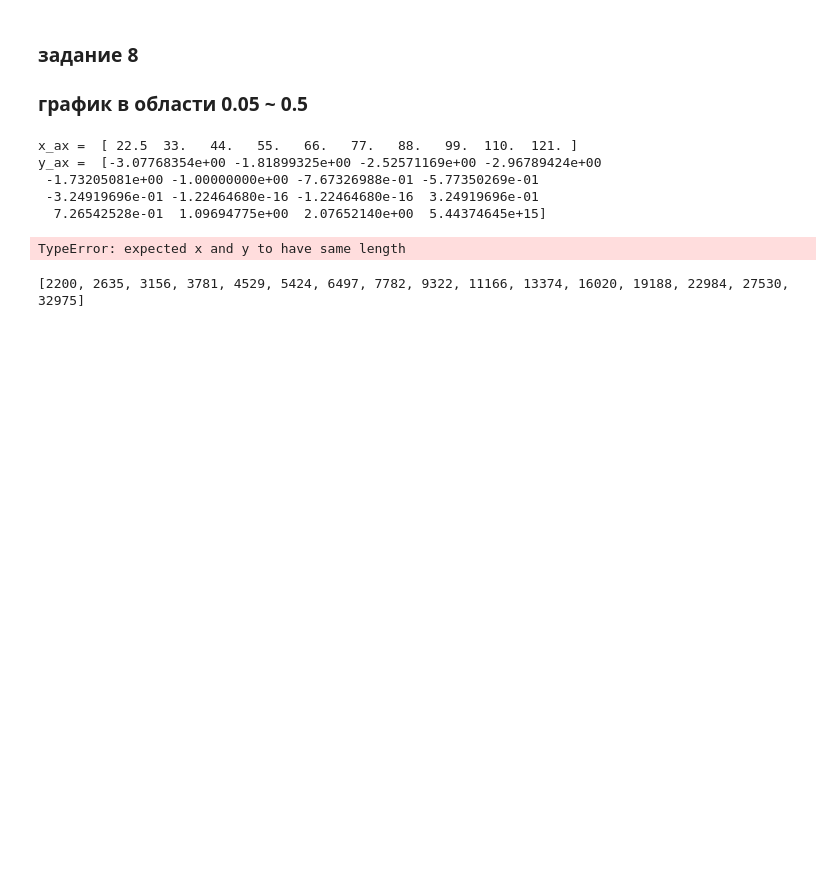
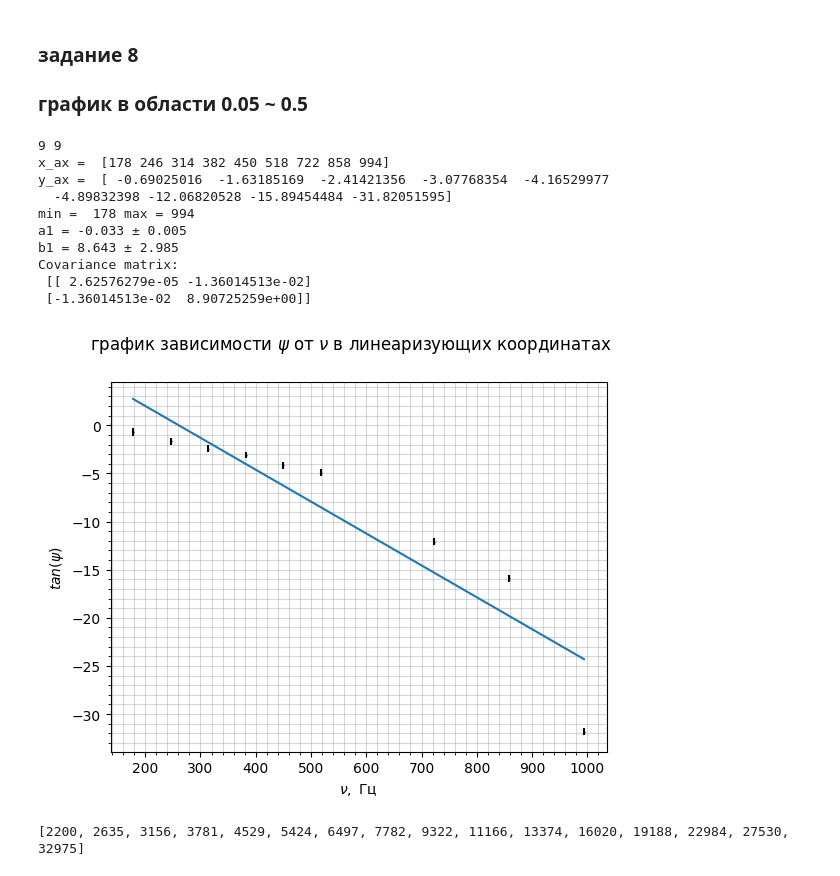
Before and after one commit to Bebriali/labs_ost, a Jupyter notebook: lab_3.7.1/lab.ipynb, the cells around one changed output. Cells and saved outputs as stored; diff of their text form; code cells hidden in the pictures; blank space fills up the shorter version.

```diff
--- a/lab_3.7.1/lab.ipynb
+++ b/lab_3.7.1/lab.ipynb
@@ -147,30 +147,36 @@ print(len(psi))
 ### задание 8
 ### график в области 0.05 ~ 0.5
 # %%
-y_ax  = np.array([tan((psi[i] + 1/2) * np.pi) for i in range(len(psi))])
+y_ax  = np.array([tan((psi[i] - 1/2) * np.pi) for i in range(len(psi))])
 y_err = np.array([(dpsi[i] * np.pi)/abs(cos(psi[i] * np.pi)) * abs(tan((psi[i] + 1/2) * np.pi)) for i in range(len(psi))])
 x_ax = np.array(nu)
 x_err = np.array(dnu)
-plot(x_ax, x_err,
-     y_ax, y_err,
-     r"$tan(\psi)$",
-     r"$\nu, \ \text{Гц}$",
-     r"график зависимости $\psi$ от $\nu$ в линеаризующих координатах",
-     "lin")
-
-# remove zeros (they break exp fitting)
-mask  = y_ax != 0
+psi = np.array(psi)
+mask  = psi != 0
 x_ax  = x_ax[mask]
 y_ax  = y_ax[mask]
 x_err = x_err[mask]
 y_err = y_err[mask]
+print(len(x_ax), len(y_ax))
+plot(x_ax, x_err,
+     y_ax, y_err,
+     r"$\nu, \ \text{Гц}$",
+     r"$tan(\psi)$",
+     r"график зависимости $\psi$ от $\nu$ в линеаризующих координатах",
+     "lin")
+# remove zeros (they break exp fitting)
 # %% [output]
-x_ax =  [ 22.5  33.   44.   55.   66.   77.   88.   99.  110.  121. ]
-y_ax =  [-3.07768354e+00 -1.81899325e+00 -2.52571169e+00 -2.96789424e+00
- -1.73205081e+00 -1.00000000e+00 -7.67326988e-01 -5.77350269e-01
- -3.24919696e-01 -1.22464680e-16 -1.22464680e-16  3.24919696e-01
-  7.26542528e-01  1.09694775e+00  2.07652140e+00  5.44374645e+15]
+9 9
+x_ax =  [178 246 314 382 450 518 722 858 994]
+y_ax =  [ -0.69025016  -1.63185169  -2.41421356  -3.07768354  -4.16529977
+  -4.89832398 -12.06820528 -15.89454484 -31.82051595]
+min =  178 max = 994
+a1 = -0.033 ± 0.005
+b1 = 8.643 ± 2.985
+Covariance matrix:
+ [[ 2.62576279e-05 -1.36014513e-02]
+ [-1.36014513e-02  8.90725259e+00]]
-TypeError: expected x and y to have same length
+[figure, added]
 # %%
 nu   = [round(2200 * 1.1978 ** i) for i in range(16)]
 dnu  = [0.001] * len(nu)
```
Also changed, not shown: parts of 3 cells of this notebook.
